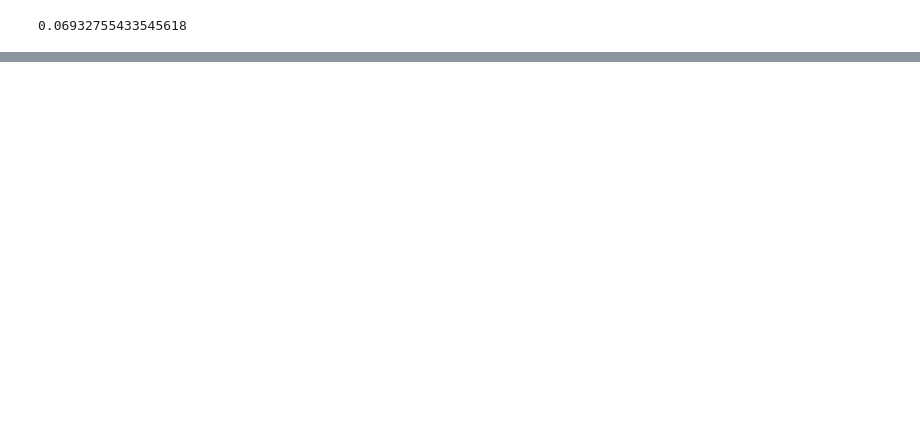
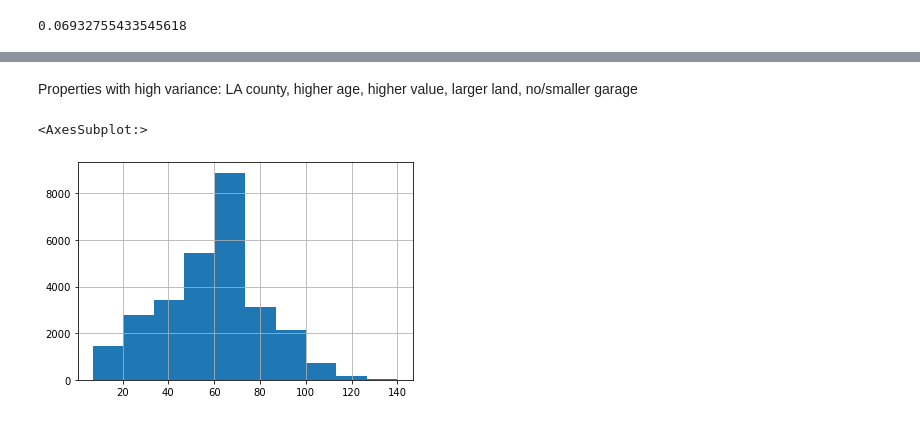
Before and after one commit to Codeup-Joe-Dan/zillow_clustering, a Jupyter notebook: explore_draft.ipynb, the cells around one changed output, grey strips where cells are left out. Saved outputs shown, nothing was run; the diff lists cells and outputs as text; code cells hidden in the pictures; blank space fills up the shorter version.

```diff
--- a/explore_draft.ipynb
+++ b/explore_draft.ipynb
@@ -137,0 +217,7 @@ Name: latitude, Length: 28189, dtype: float64
+# %% [markdown]
+Properties with high variance:  LA county, higher age, higher value, larger land, no/smaller garage
+# %%
+train.age.hist(bins=10)
+# %% [output]
+<AxesSubplot:>
+[figure, added]
```
Also changed, not shown: parts of 39 cells of this notebook, 2 other files.
